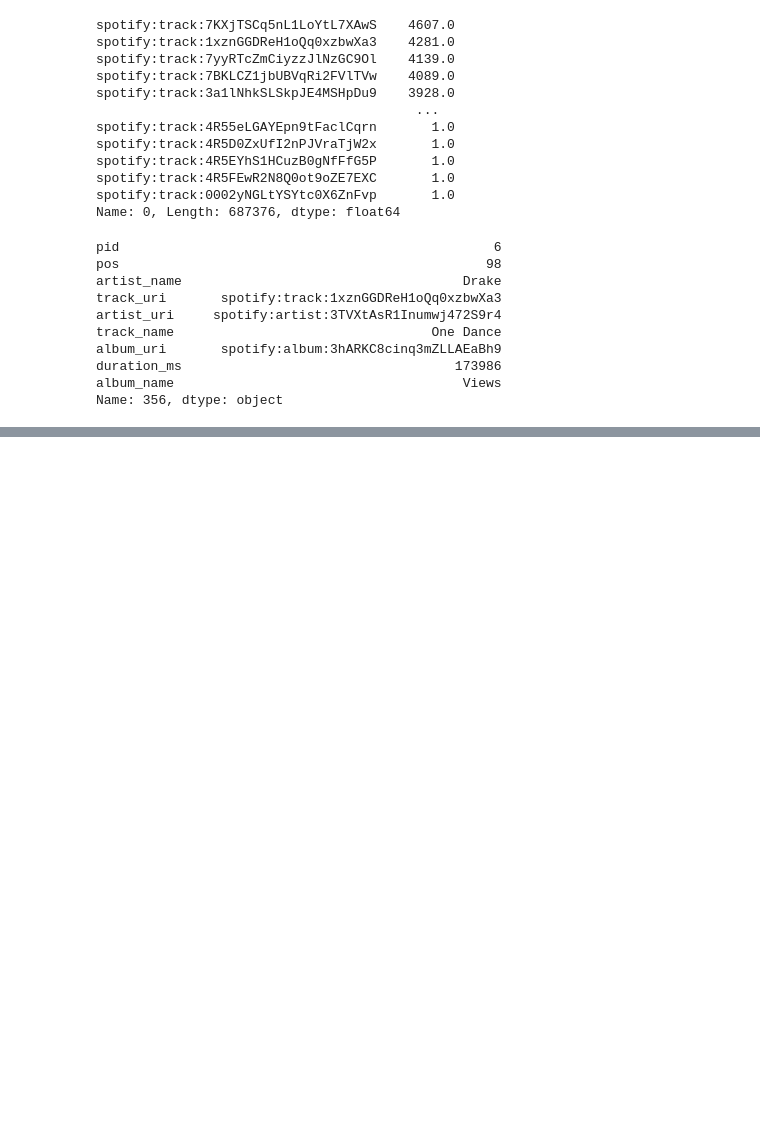
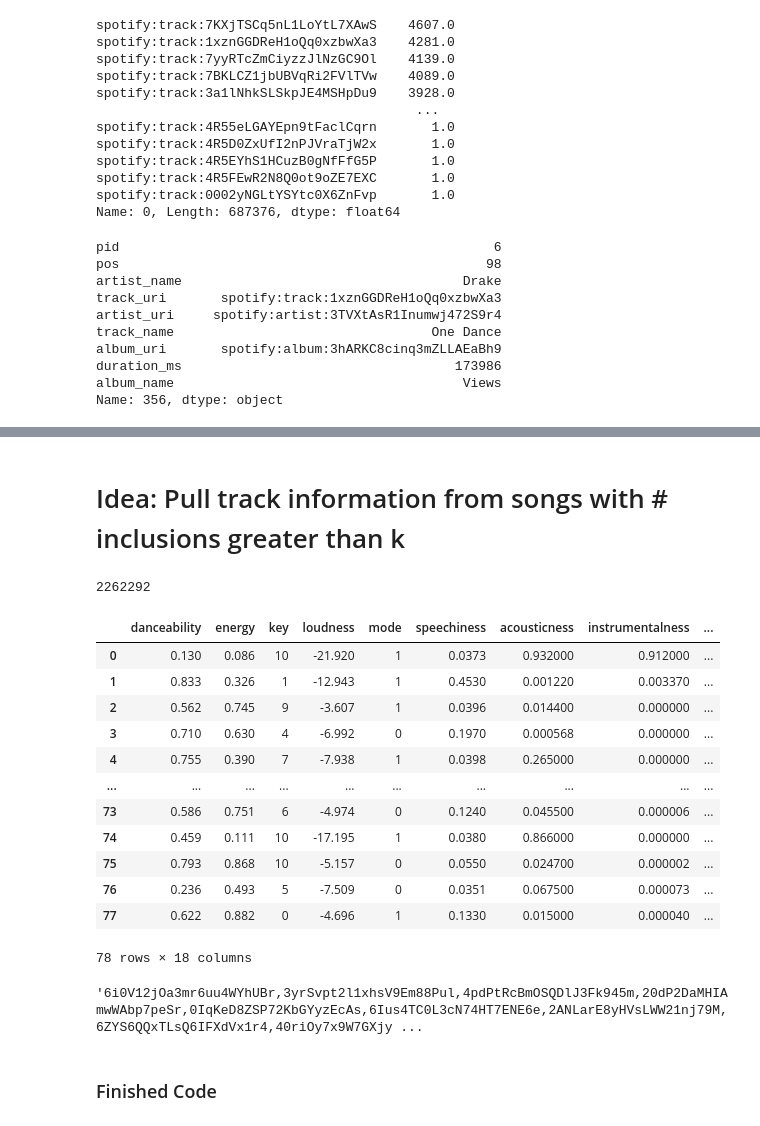
Before and after one commit to jackswisher/deep-playlist-reco, a Jupyter notebook: Spotify Playlist Exploration.ipynb, the cells around one changed output, grey strips where cells are left out. Drawn from its saved outputs; the diff is of its cells as text; code cells hidden in the pictures; blank space fills up the shorter version.

Commit message:
added code to scrape songs

```diff
--- a/Spotify Playlist Exploration.ipynb
+++ b/Spotify Playlist Exploration.ipynb
@@ -88,10 +87,0 @@ KeyboardInterrupt:
-# %%
-done_ids = set(total.fid.unique())
-remaining = []
-for f in files:
-    fid = int(f.split('/')[-1][5:].split('.')[0])
-    if fid not in done_ids:
-        df = pd.read_csv(f)
-        df["fid"] = fid
-        remaining.append(df)
-#     total = pd.concat([total] + [df], axis=0)
@@ -160,0 +158,2 @@ Name: 356, dtype: object
+# %% [markdown]
+# Idea: Pull track information from songs with # inclusions greater than k
@@ -160,0 +162,4 @@ Name: 356, dtype: object
+# %%
+len(unique_songs)
+# %% [output]
+2262292
@@ -160,0 +172,23 @@ Name: 356, dtype: object
+# %%
+spotify_key_file = "spotify.txt"
+with open(spotify_key_file, "r") as f:
+    api_key = f.readline()[:-1]
+# %%
+BASE_URL = "https://api.spotify.com/v1/audio-features?ids="
+test = requests.get(BASE_URL + ",".join(track_ids_filtered[i:end]), headers = {"Authorization": "Bearer " + api_key})
+# %%
+pd.DataFrame(test.json()["audio_features"])
+# %% [output]
+|  | danceability | energy | key | loudness | mode | speechiness | acousticness | instrumentalness | ... |
+| 0 | 0.130 | 0.086 | 10 | -21.920 | 1 | 0.0373 | 0.932000 | 0.912000 | ... |
+| 1 | 0.833 | 0.326 | 1 | -12.943 | 1 | 0.4530 | 0.001220 | 0.003370 | ... |
+| 2 | 0.562 | 0.745 | 9 | -3.607 | 1 | 0.0396 | 0.014400 | 0.000000 | ... |
+| 3 | 0.710 | 0.630 | 4 | -6.992 | 0 | 0.1970 | 0.000568 | 0.000000 | ... |
+| 4 | 0.755 | 0.390 | 7 | -7.938 | 1 | 0.0398 | 0.265000 | 0.000000 | ... |
+| ... | ... | ... | ... | ... | ... | ... | ... | ... | ... |
+| 73 | 0.586 | 0.751 | 6 | -4.974 | 0 | 0.1240 | 0.045500 | 0.000006 | ... |
+| 74 | 0.459 | 0.111 | 10 | -17.195 | 1 | 0.0380 | 0.866000 | 0.000000 | ... |
+| 75 | 0.793 | 0.868 | 10 | -5.157 | 0 | 0.0550 | 0.024700 | 0.000002 | ... |
+| 76 | 0.236 | 0.493 | 5 | -7.509 | 0 | 0.0351 | 0.067500 | 0.000073 | ... |
+| 77 | 0.622 | 0.882 | 0 | -4.696 | 1 | 0.1330 | 0.015000 | 0.000040 | ... |
+78 rows × 18 columns
@@ -160,0 +199,6 @@ Name: 356, dtype: object
+# %%
+",".join(track_ids_filtered[100:110])
+# %% [output]
+'6i0V12jOa3mr6uu4WYhUBr,3yrSvpt2l1xhsV9Em88Pul,4pdPtRcBmOSQDlJ3Fk945m,20dP2DaMHIAmwWAbp7peSr,0IqKeD8ZSP72KbGYyzEcAs,6Ius4TC0L3cN74HT7ENE6e,2ANLarE8yHVsLWW21nj79M,6ZYS6QQxTLsQ6IFXdVx1r4,40riOy7x9W7GXjy ...
+# %% [markdown]
+### Finished Code
```
Also changed, not shown: parts of 23 cells of this notebook.
